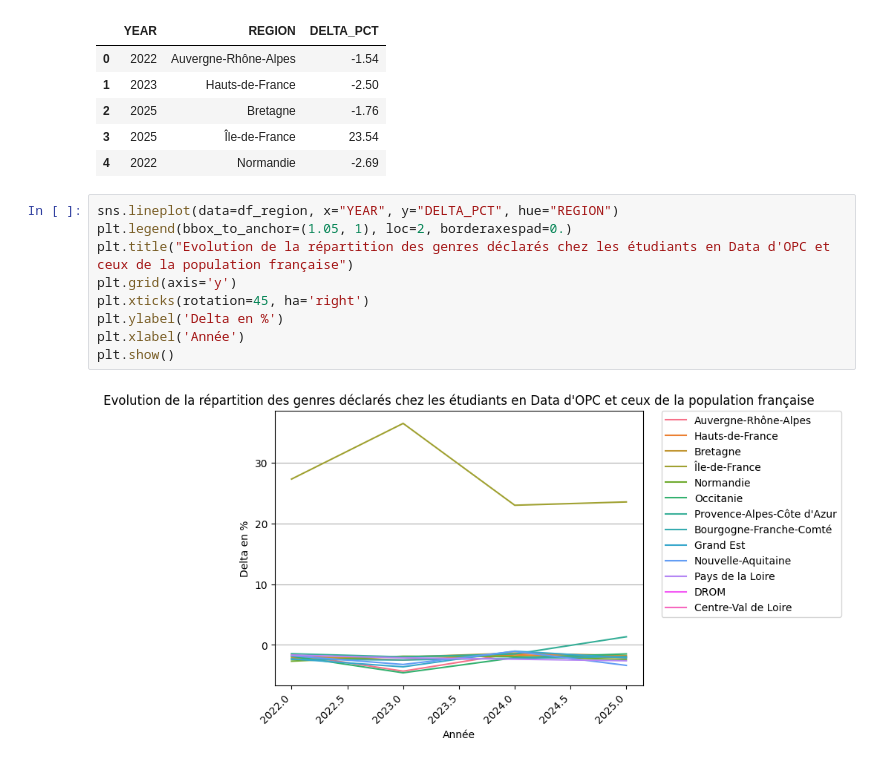
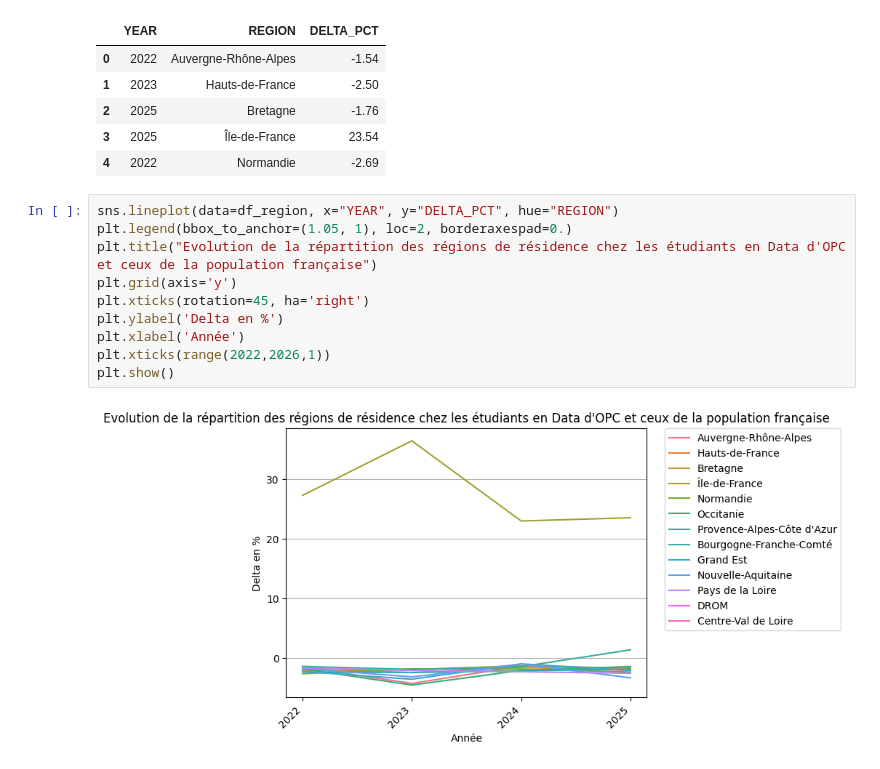
Before and after one commit to ziedbelhocine/Cours-OC, a Jupyter notebook: Data_Analyst/Projet_8/tables finales/graphs.ipynb, the cells around one changed output. Saved outputs shown, nothing was run; the diff lists cells and outputs as text.

```diff
--- a/Data_Analyst/Projet_8/tables finales/graphs.ipynb
+++ b/Data_Analyst/Projet_8/tables finales/graphs.ipynb
@@ -63,11 +65,12 @@ df_region.head()
 # %%
 sns.lineplot(data=df_region, x="YEAR", y="DELTA_PCT", hue="REGION")
 plt.legend(bbox_to_anchor=(1.05, 1), loc=2, borderaxespad=0.)
-plt.title("Evolution de la répartition des genres déclarés chez les étudiants en Data d'OPC et ceux de la population française")
+plt.title("Evolution de la répartition des régions de résidence chez les étudiants en Data d'OPC et ceux de la population française")
 plt.grid(axis='y')
 plt.xticks(rotation=45, ha='right')
 plt.ylabel('Delta en %')
 plt.xlabel('Année')
+plt.xticks(range(2022,2026,1))
 plt.show()
 # %% [output]
-[figure, old version]
+[figure, new version]
```
Also changed, not shown: parts of 2 cells of this notebook, 25 other files.
